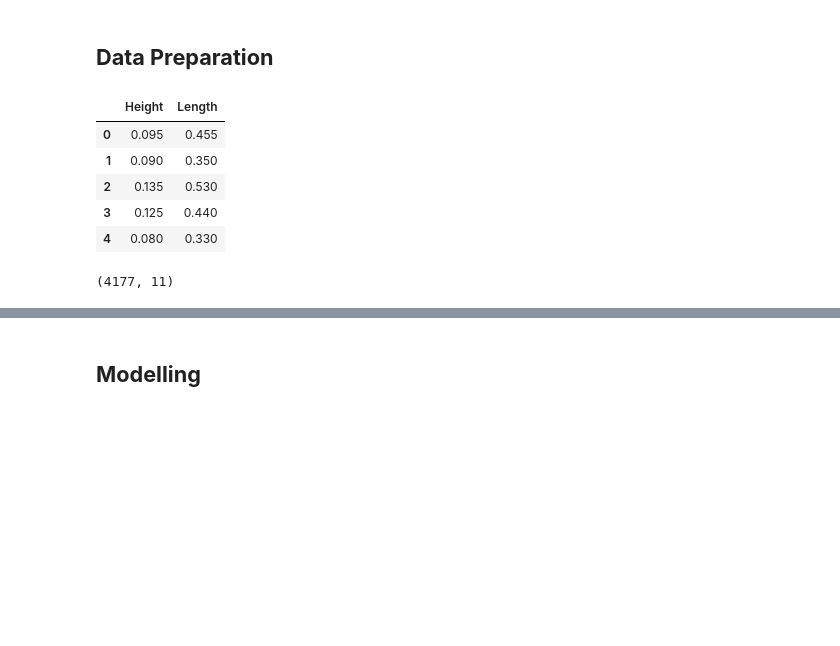
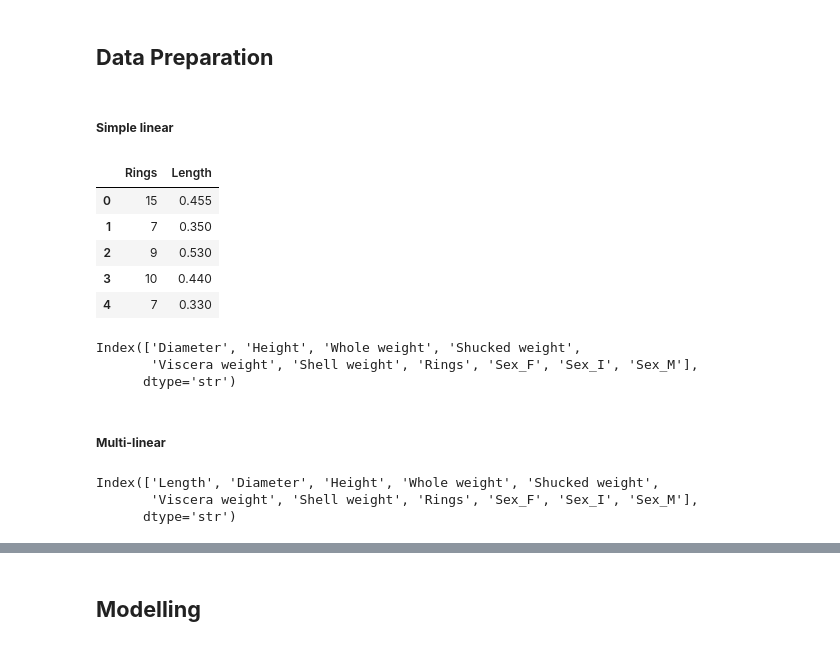
Before and after one commit to abelkk/ML-01, a Jupyter notebook: LinearRegression/abalone2.ipynb, the cells around one changed output, grey strips where cells are left out. Drawn from its saved outputs; the diff is of its cells as text; code cells hidden in the pictures; blank space fills up the shorter version.

```diff
--- a/LinearRegression/abalone2.ipynb
+++ b/LinearRegression/abalone2.ipynb
@@ -12,4 +20,4 @@ import matplotlib.pyplot as plt # aids in visualizatio
 # %%
 columns = ["Sex","Length","Diameter","Height","Whole weight","Shucked weight","Viscera weight","Shell weight","Rings"]
 # %%
-df =pd.read_csv("C:\\Users\\USER\\Documents\\ML series\\LinearRegression\\data\\abalone.data",names=columns) #reading the data frame and naming the columns
+df =pd.read_csv("C:\\Users\\USER\\Documents\\ML series\\data\\abalone.data",names=columns) #reading the data frame and naming the columns
@@ -111,16 +140,14 @@ plt.show()
 # %% [markdown]
 ## **Data Preparation**
+# %% [markdown]
+##### **Simple linear**
 # %%
-df_simple_linear = df [["Height","Length"]] # picking the features we need since we are focusing on a simple linear regression
+df_simple_linear = df [["Rings","Length"]] # picking the features we need since we are focusing on a simple linear regression
 df_simple_linear.head()
 # %% [output]
-|  | Height | Length |
-| 0 | 0.095 | 0.455 |
-| 1 | 0.090 | 0.350 |
-| 2 | 0.135 | 0.530 |
-| 3 | 0.125 | 0.440 |
-| 4 | 0.080 | 0.330 |
+|  | Rings | Length |
+| 0 | 15 | 0.455 |
+| 1 | 7 | 0.350 |
+| 2 | 9 | 0.530 |
+| 3 | 10 | 0.440 |
+| 4 | 7 | 0.330 |
-# %%
-df_2.shape
-# %% [output]
-(4177, 11)
@@ -126,0 +156,15 @@ df_2.shape
+# %%
+print(columns[1:])
+# %% [output]
+Index(['Diameter', 'Height', 'Whole weight', 'Shucked weight',
+       'Viscera weight', 'Shell weight', 'Rings', 'Sex_F', 'Sex_I', 'Sex_M'],
+      dtype='str')
+# %% [markdown]
+##### **Multi-linear**
+# %%
+columns = df_2.columns
+columns
+# %% [output]
+Index(['Length', 'Diameter', 'Height', 'Whole weight', 'Shucked weight',
+       'Viscera weight', 'Shell weight', 'Rings', 'Sex_F', 'Sex_I', 'Sex_M'],
+      dtype='str')
```
Also changed, not shown: parts of 32 cells of this notebook, 11 other files.
